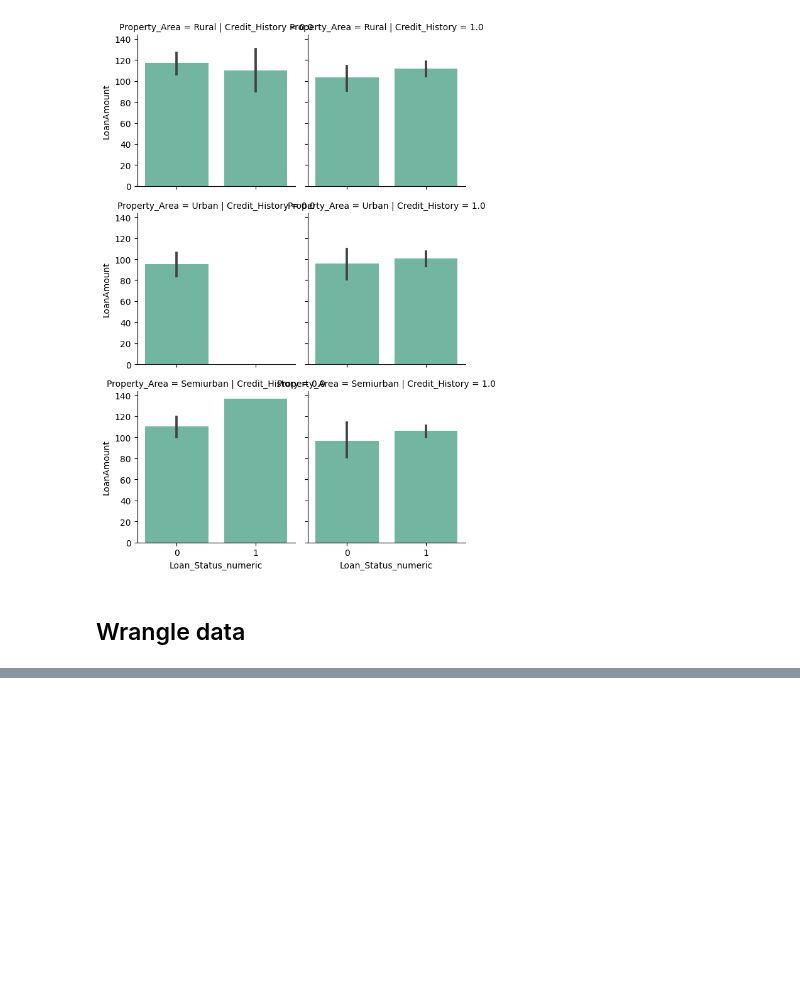
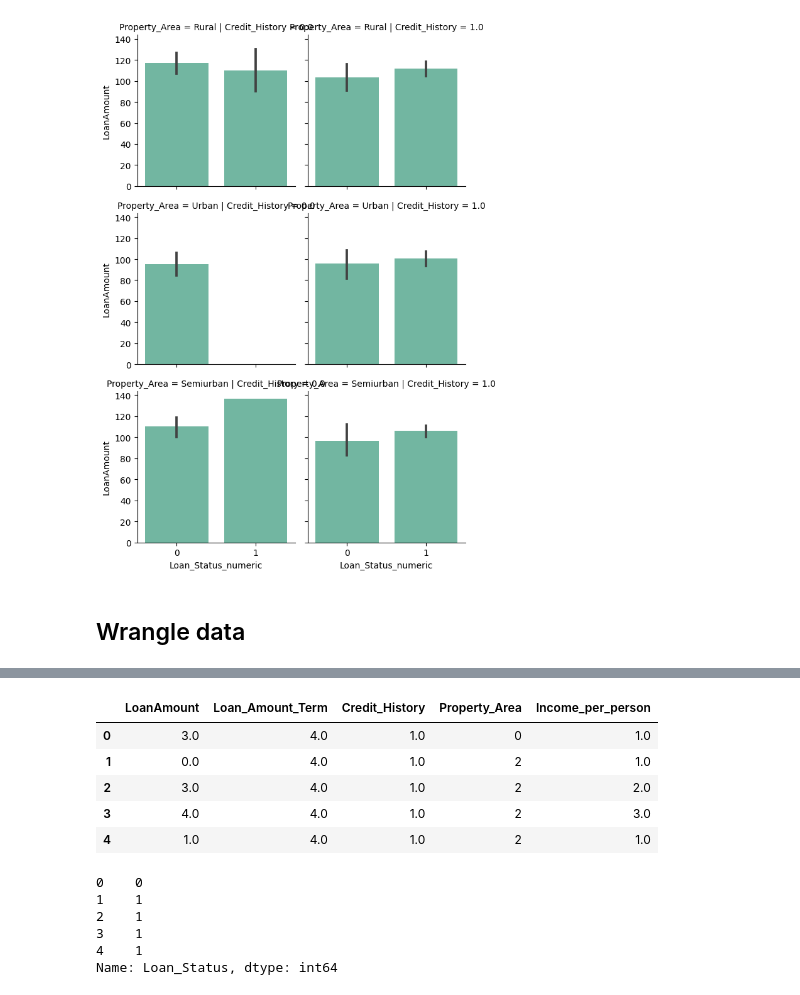
Before and after one commit to MartaSeidler/Kaggle_Loan_Status_Prediction, a Jupyter notebook: loan-status-prediction.ipynb, the cells around one changed output, grey strips where cells are left out. Cells and saved outputs as stored; diff of their text form; code cells hidden in the pictures; blank space fills up the shorter version.

```diff
--- a/loan-status-prediction.ipynb
+++ b/loan-status-prediction.ipynb
@@ -361,0 +431,21 @@ df.head()
+# %%
+X = df.drop('Loan_Status', axis=1)
+y = df['Loan_Status']
+# %%
+X.head()
+# %% [output]
+|  | LoanAmount | Loan_Amount_Term | Credit_History | Property_Area | Income_per_person |
+| 0 | 3.0 | 4.0 | 1.0 | 0 | 1.0 |
+| 1 | 0.0 | 4.0 | 1.0 | 2 | 1.0 |
+| 2 | 3.0 | 4.0 | 1.0 | 2 | 2.0 |
+| 3 | 4.0 | 4.0 | 1.0 | 2 | 3.0 |
+| 4 | 1.0 | 4.0 | 1.0 | 2 | 1.0 |
+# %%
+y.head()
+# %% [output]
+0    0
+1    1
+2    1
+3    1
+4    1
+Name: Loan_Status, dtype: int64
```
Also changed, not shown: parts of 34 cells of this notebook.
